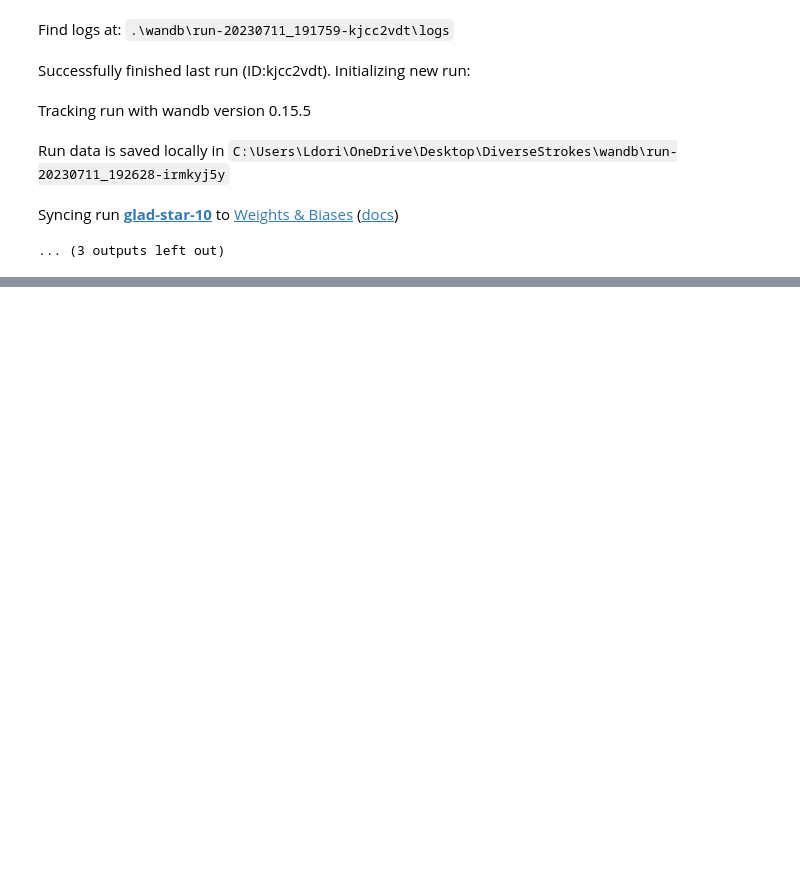
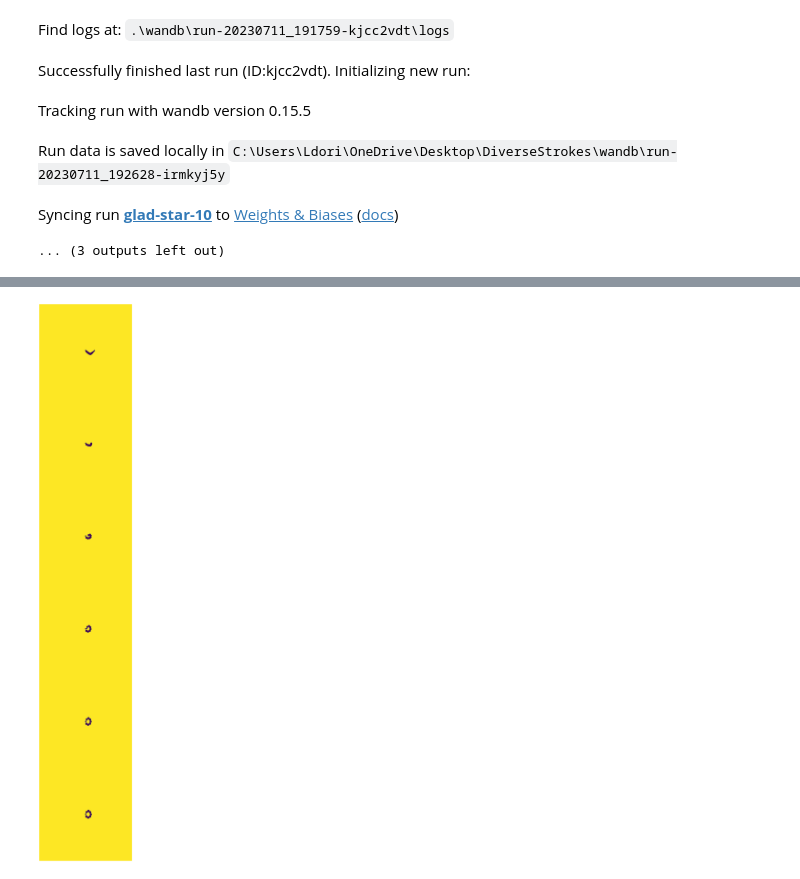
Before and after one commit to ldcWV/DiverseStrokes, a Jupyter notebook: split.ipynb, the cells around one changed output, grey strips where cells are left out. Drawn from its saved outputs; the diff is of its cells as text; code cells hidden in the pictures; blank space fills up the shorter version.

```diff
--- a/split.ipynb
+++ b/split.ipynb
@@ -242,0 +246,45 @@ for i in range(4):
+# %%
+def no_gap_plot(data): # https://stackoverflow.com/questions/42675864/how-to-remove-gaps-between-image-subplots
+    # data: N x M x individual image
+    N = len(data)
+    M = len(data[0])
+    heights = [50 for a in data]
+    widths = [50 for a in data[0]]
+
+    fig_width = 8.  # inches
+    fig_height = fig_width * sum(heights) / sum(widths)
+
+    f, axarr = plt.subplots(N,M, figsize=(fig_width, fig_height), gridspec_kw={'height_ratios':heights})
+
+    for i in range(N):
+        for j in range(M):
+            if M == 1: # Hack because matplotlib doesn't allow last dimension 1
+                axarr[i].imshow(data[i][j])
+                axarr[i].axis('off')
+            else:
+                axarr[i][j].imshow(data[i][j])
+                axarr[i][j].axis('off')
+    plt.subplots_adjust(wspace=0, hspace=0, left=0, right=1, bottom=0, top=1)
+    plt.show()
+# %%
+# Interpolating between strokes
+def interpolate(idx0, idx1):
+    t = trajectories
+    t0 = t[idx0].unsqueeze(0).to(device)
+    t1 = t[idx1].unsqueeze(0).to(device)
+    enc0, _ = model.encode(t0)
+    enc1, _ = model.encode(t1)
+
+    num_images = 6
+    data = []
+    for i in range(num_images):
+        t = i / (num_images - 1)
+        enc = enc0*(1-t) + enc1*t
+        trajectory = model.decode(enc)
+        trajectory = tv.visualize_trajectory(trajectory.cpu().detach().squeeze(0))
+        data.append([trajectory])
+    no_gap_plot(data)
+
+interpolate(11, 202)
+# %% [output]
+[figure, added]
```
Also changed, not shown: parts of 10 cells of this notebook, 5 other files.
